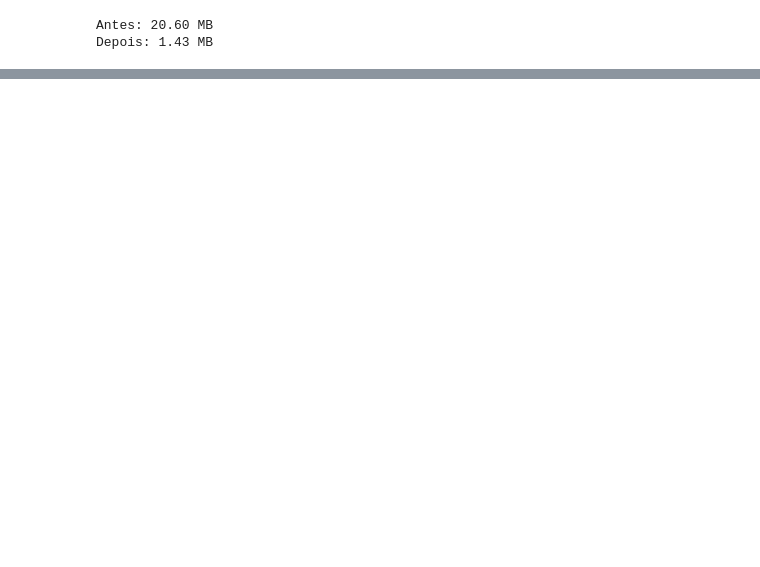
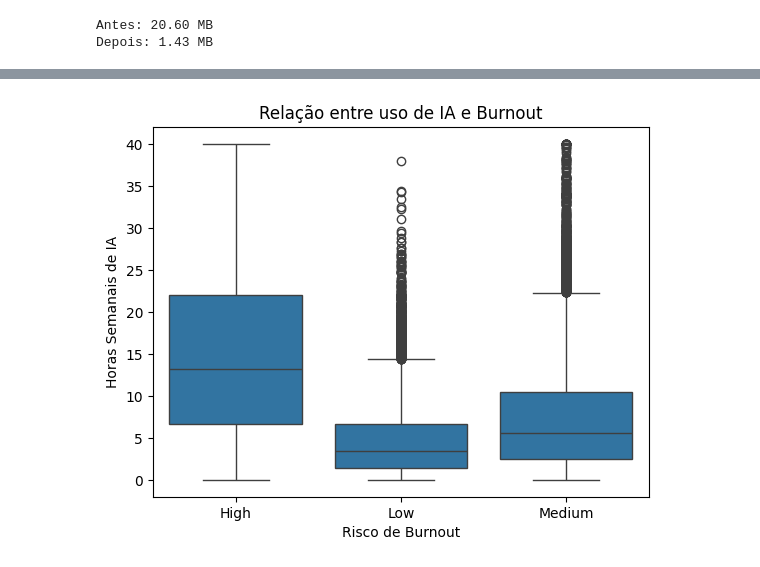
Before and after one commit to vinicuervo/Treinamento-ScitecJr-2026, a Jupyter notebook: aula2e3/aula3.ipynb, the cells around one changed output, grey strips where cells are left out. Cells and saved outputs as stored; diff of their text form; code cells hidden in the pictures; blank space fills up the shorter version.

```diff
--- a/aula2e3/aula3.ipynb
+++ b/aula2e3/aula3.ipynb
@@ -172,0 +209,14 @@ df.to_csv('ai_student_impact_dataset_final.csv', index=False)
+# %%
+sns.boxplot(
+    data = df,
+    x = 'Burnout_Risk_Level',
+    y = 'Weekly_GenAI_Hours'
+)
+
+plt.xlabel('Risco de Burnout')
+plt.ylabel('Horas Semanais de IA')
+plt.title('Relação entre uso de IA e Burnout')
+
+plt.show()
+# %% [output]
+[figure, added]
```
Also changed, not shown: parts of 6 cells of this notebook.
